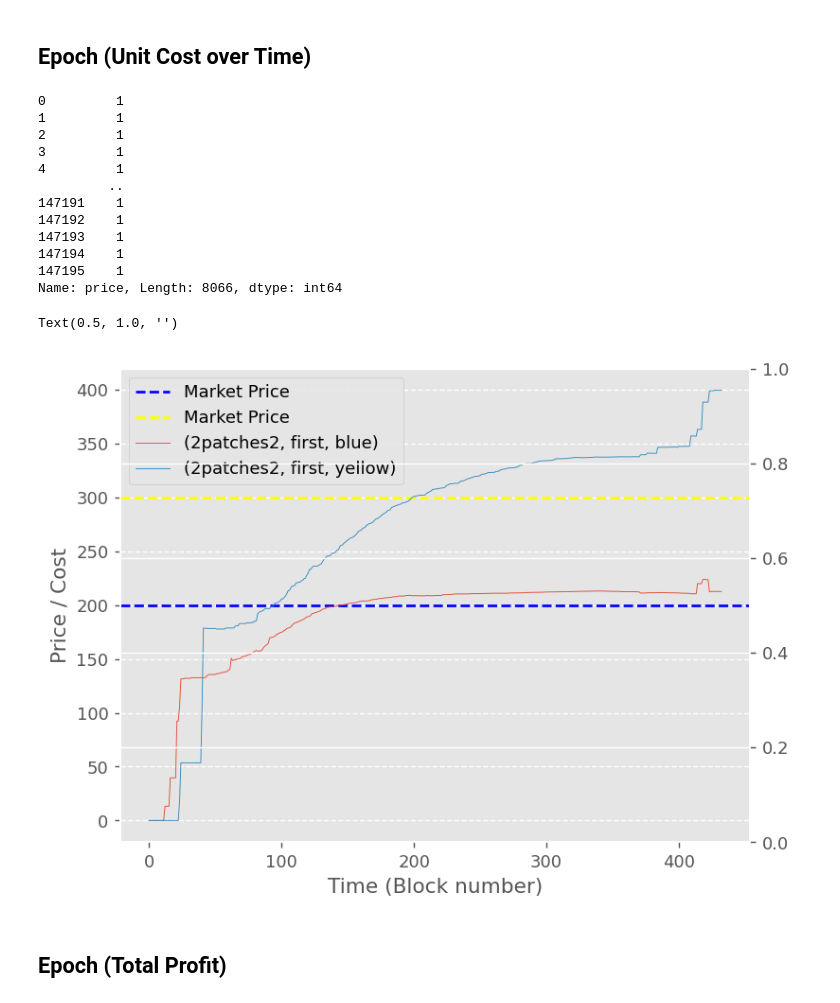
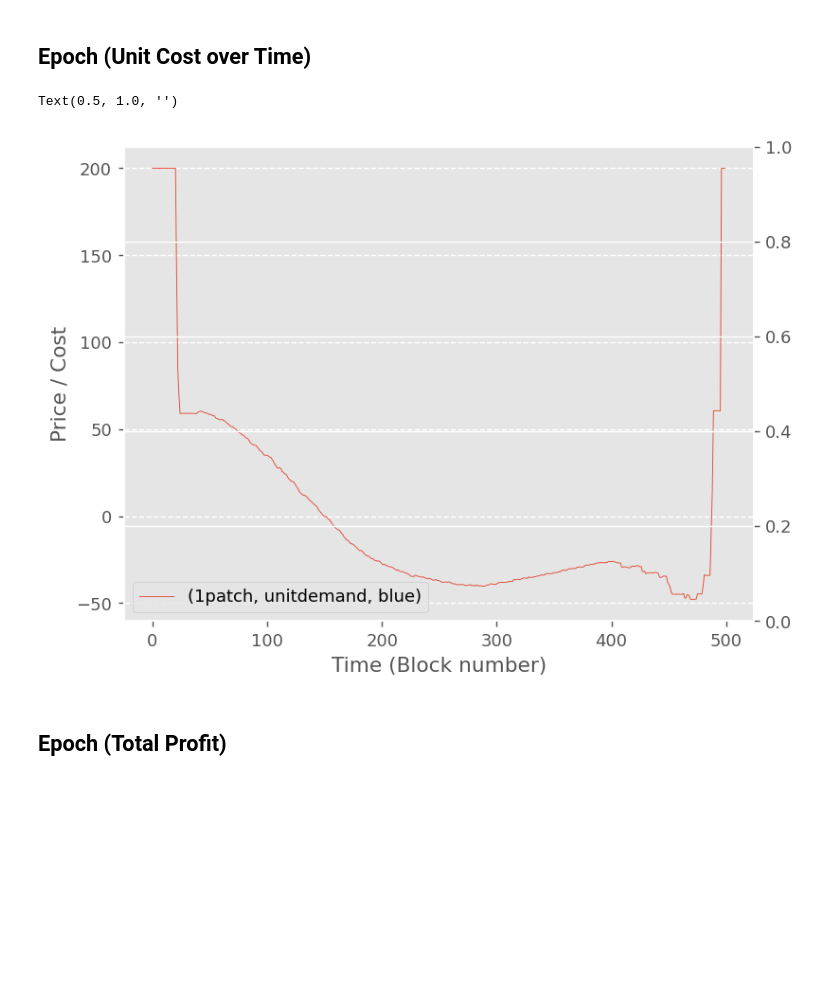
Before and after one commit to teksander/toychain-argos, a Jupyter notebook: MarketForaging/results/plotter_econ.ipynb, the cells around one changed output. Saved outputs shown, nothing was run; the diff lists cells and outputs as text; code cells hidden in the pictures; blank space fills up the shorter version.

```diff
--- a/MarketForaging/results/plotter_econ.ipynb
+++ b/MarketForaging/results/plotter_econ.ipynb
@@ -732,7 +786,7 @@ df = get_param_df(df, 'patches', 'utility', alias = 'utility')
 
 # Plot options
 XX = 'start'
-YY = 'AATC'
+YY = 'profit'
 yl = 'Price / Cost'
 xl = 'Time (Block number)'
 fs = double
@@ -741,18 +795,19 @@ labels = ["Market Price", "Marginal Cost", "Average Total Cost", "Number of Work
 # Corrections to dataframe
 df = df.drop_duplicates(['HASH','QLTY'])
 df['UTIL']   = df.apply(lambda row: eval(row['utility'])[row['QLTY']], axis=1)
-
-display(df['price'])
-
+df['price']  = df['price']*df['UTIL']
+df['profit'] = df['price']-df['AATC']
 
 # Create plot
 fig, ax = plt.figure(figsize=fs), plt.axes()
 palette = sns.color_palette('plasma', len(df[EXP_CFG+['QLTY']].drop_duplicates()))
 
-## Market price
-for i, (qlty, group) in enumerate(df.groupby('QLTY')):
-    plt.axhline(y = group['UTIL'].mean(), color = qlty, linestyle = '--', label="Market Price")
-    label_mc, label_atc  = "Marginal Cost", "Average Total Cost"
+# Market price
+# for i, (qlty, group) in enumerate(df.groupby('QLTY')):
+#     plt.axhline(y = group['UTIL'].mean(), color = qlty, linestyle = '--', label="Market Price")
+#     label_mc, label_atc  = "Marginal Cost", "Average Total Cost"
+
+# display(df['profit'])
 
 ## ATC
 # df = df.query("REP=='002'")
@@ -768,47 +823,35 @@ avg_AATC.set_index('BLOCK').groupby(EXP_CFG+['QLTY'])[YY].plot(
 # ax2 = ax.twinx()
 # # df.query("REP=='002'").set_index('BLOCK').groupby(EXP_CFG_REP)['TOTW'].plot(
 # #     ax=ax2, drawstyle="steps-post", linestyle = '-', marker='.', linewidth = '0.5', color = 'k', label=labels[3])
 
 # avg_TOTW = df.groupby(['EXP','CFG','BLOCK'])['TOTW'].mean().reset_index()
 # avg_TOTW.set_index('BLOCK')['TOTW'].plot(
 #     ax=ax2, linestyle='-', linewidth=0.5, color='k', label='Average')
 
 ## Workers
 ax2 = ax.twinx()
 # df.query("REP=='002'").set_index('BLOCK').groupby(EXP_CFG_REP)['TOTW'].plot(
 #     ax=ax2, drawstyle="steps-post", linestyle = '-', marker='.', linewidth = '0.5', color = 'k', label=labels[3])
 
 # avg_TQ = df.groupby(['EXP','CFG','BLOCK'])['TOTW'].mean().reset_index()
 # avg_TQ.set_index('BLOCK')['TOTW'].plot(
 #     ax=ax2, linestyle='-', linewidth=0.5, color='k', label='Average')
 
 # # display(df)
 # Edit plot
 ax.legend()
 plt.suptitle('')
 ax.xaxis.set_minor_locator(ticker.NullLocator())
 # ax.xaxis.set_ticks(d.index-1)
 ax.xaxis.grid(False)
 ax.yaxis.grid(True, linestyle = '--')
 ax.set_xlabel(xl)
 ax.set_ylabel(yl)
 ax.set_title('')
 # ax.set_ylim(ymin=0, ymax = 30)
 # %% [output]
-0         1
-1         1
-2         1
-3         1
-4         1
-         ..
-147191    1
-147192    1
-147193    1
-147194    1
-147195    1
-Name: price, Length: 8066, dtype: int64
+Text(0.5, 1.0, '')
-Text(0.5, 1.0, '')
-[figure, old version]
+[figure, new version]
 # %% [markdown]
 ## Epoch (Total Profit)
 # %%
```
Also changed, not shown: parts of 15 cells of this notebook.
